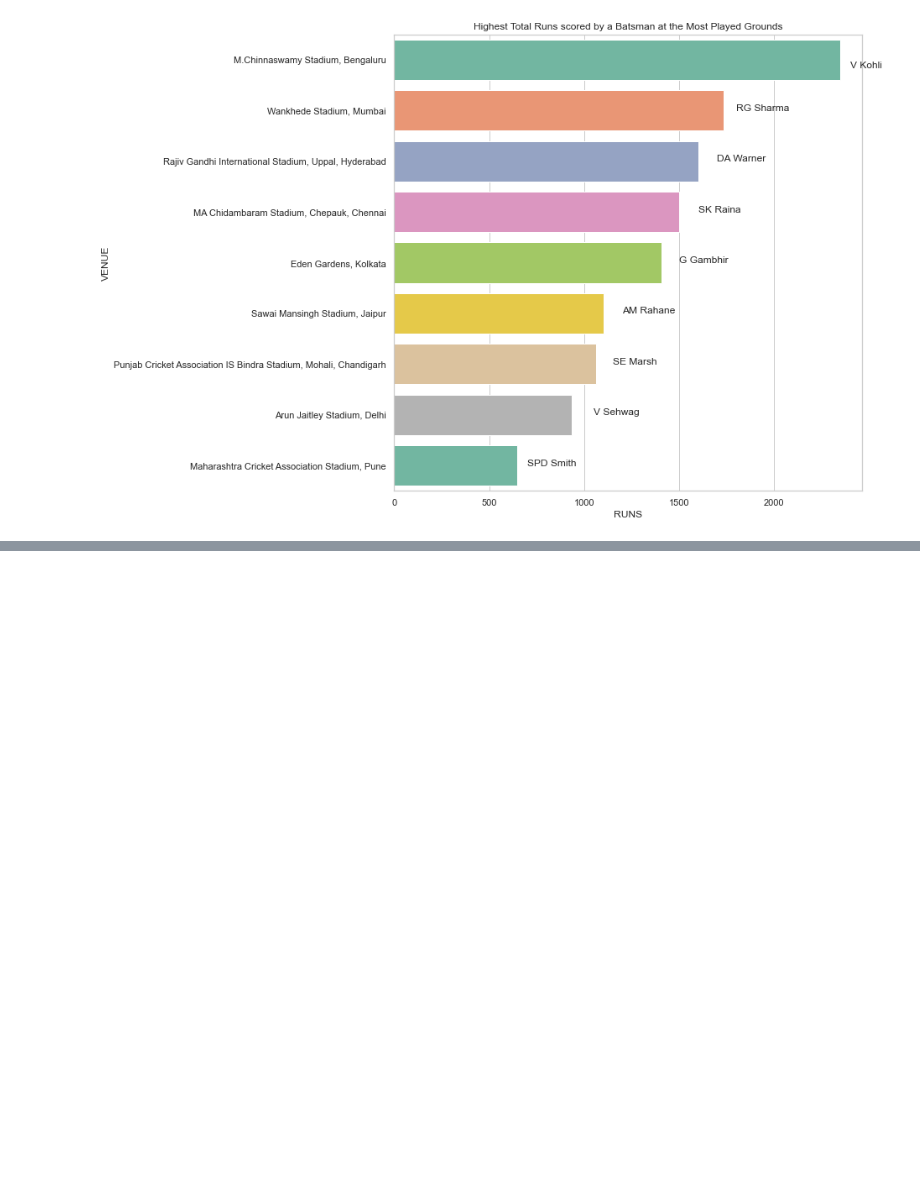
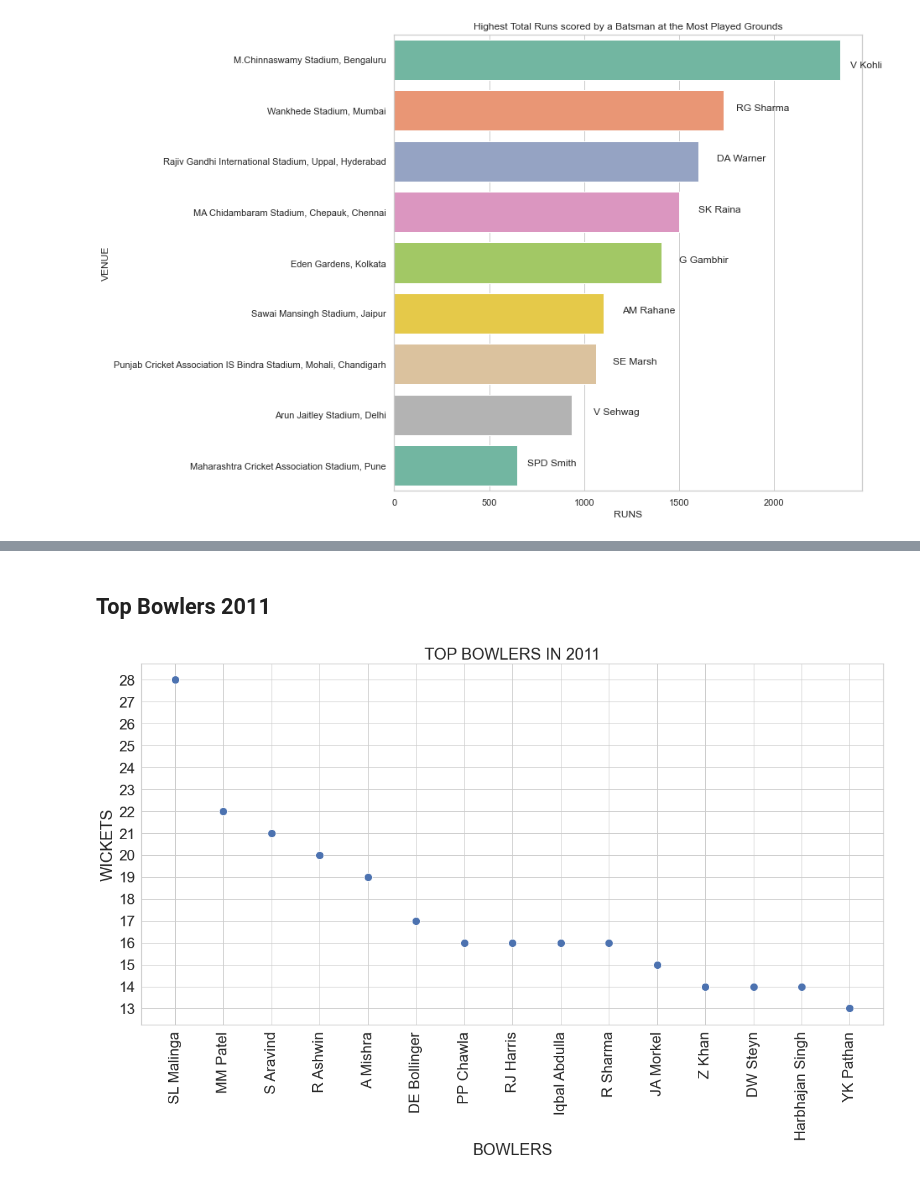
Before and after one commit to umesh-gattem/IPL-D-VIZ, a Jupyter notebook: project/Data Visualization project_murtaza.ipynb, the cells around one changed output, grey strips where cells are left out. Saved outputs shown, nothing was run; the diff lists cells and outputs as text; code cells hidden in the pictures; blank space fills up the shorter version.

```diff
--- a/project/Data Visualization project_murtaza.ipynb
+++ b/project/Data Visualization project_murtaza.ipynb
@@ -1284,0 +1286,2 @@ plt.show()
+# %% [markdown]
+## Top Bowlers 2011
@@ -1284,0 +1293,13 @@ plt.show()
+# %%
+top_bowler_average_2011 = bowler_average_2011.sort_values(by='Wickets', ascending = False)
+sns.set_theme(style = 'whitegrid', font_scale=2)
+plt.figure(figsize = (20, 10))
+sns.scatterplot(top_bowler_average_2011.index[:15], top_bowler_average_2011['Wickets'][:15], s=150)
+plt.xticks(rotation = 90)
+plt.yticks(list(range(13,29)))
+plt.xlabel('BOWLERS')
+plt.ylabel('WICKETS')
+plt.title('TOP BOWLERS IN 2011')
+plt.show()
+# %% [output]
+[figure, added]
```
Also changed, not shown: parts of 80 cells of this notebook.
